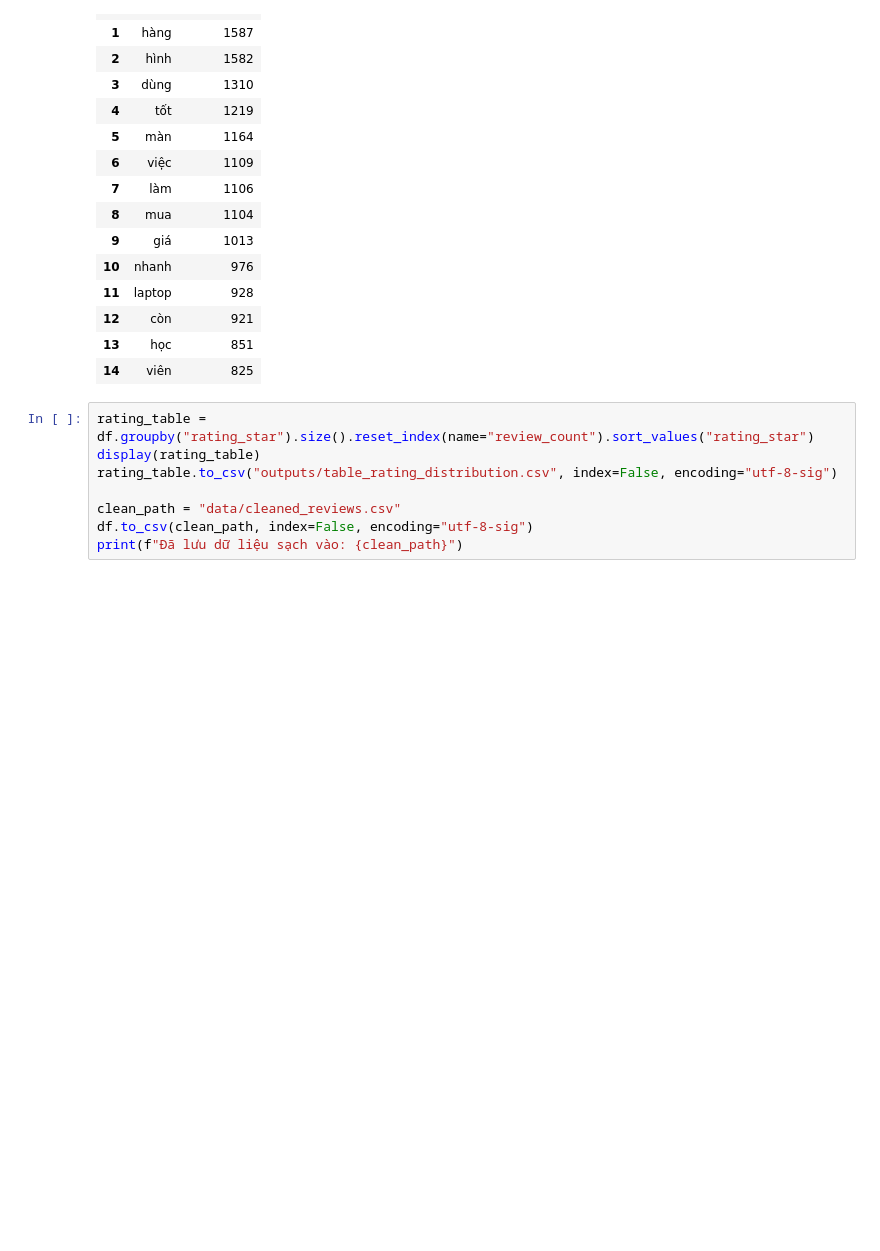
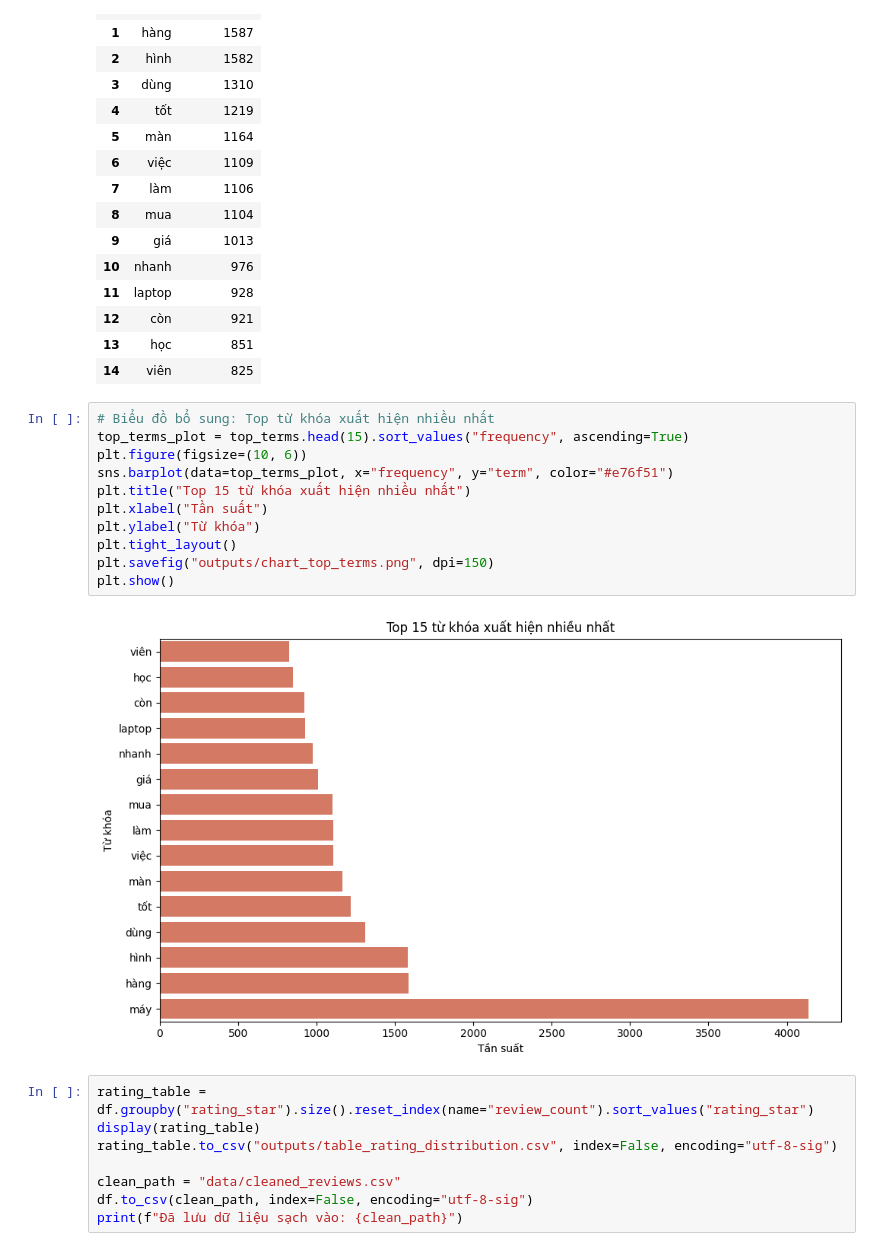
Before and after one commit to CodeingOver/KTLTTrongPTDL, a Jupyter notebook: 02_EDA_Preprocessing.ipynb, the cells around one changed output. Saved outputs shown, nothing was run; the diff lists cells and outputs as text; blank space fills up the shorter version.

Commit message:
Chỉnh sửa mã nguồn để cải thiện hiệu suất và sửa lỗi nhỏ trong ứng dụng.

```diff
--- a/02_EDA_Preprocessing.ipynb
+++ b/02_EDA_Preprocessing.ipynb
@@ -316,6 +332,19 @@ top_terms.to_csv("outputs/table_top_terms.csv", index=False, encoding="utf-8-sig
 | 12 | còn | 921 |
 | 13 | học | 851 |
 | 14 | viên | 825 |
+# %%
+# Biểu đồ bổ sung: Top từ khóa xuất hiện nhiều nhất
+top_terms_plot = top_terms.head(15).sort_values("frequency", ascending=True)
+plt.figure(figsize=(10, 6))
+sns.barplot(data=top_terms_plot, x="frequency", y="term", color="#e76f51")
+plt.title("Top 15 từ khóa xuất hiện nhiều nhất")
+plt.xlabel("Tần suất")
+plt.ylabel("Từ khóa")
+plt.tight_layout()
+plt.savefig("outputs/chart_top_terms.png", dpi=150)
+plt.show()
+# %% [output]
+[figure, added]
 # %%
 rating_table = df.groupby("rating_star").size().reset_index(name="review_count").sort_values("rating_star")
 display(rating_table)
```
Also changed, not shown: parts of 1 cell of this notebook, 7 other files.
